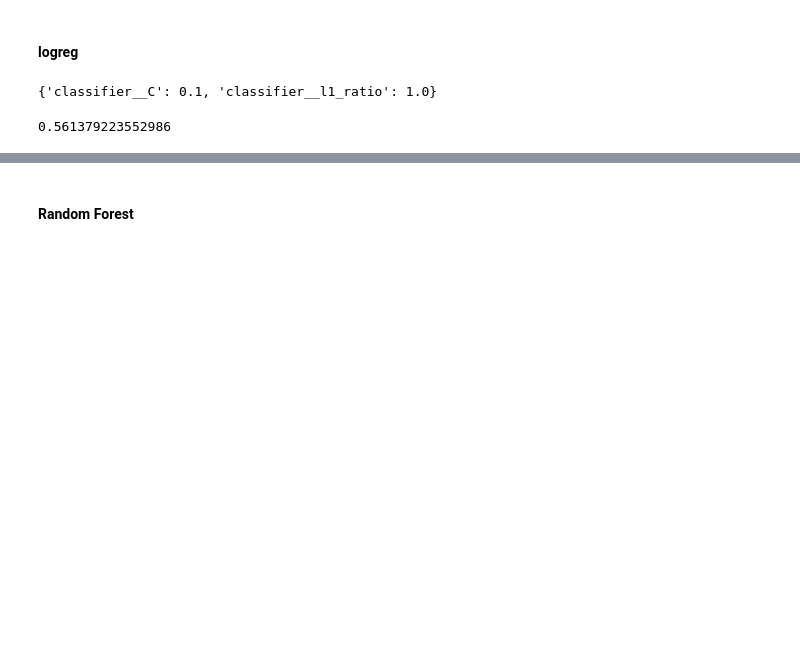
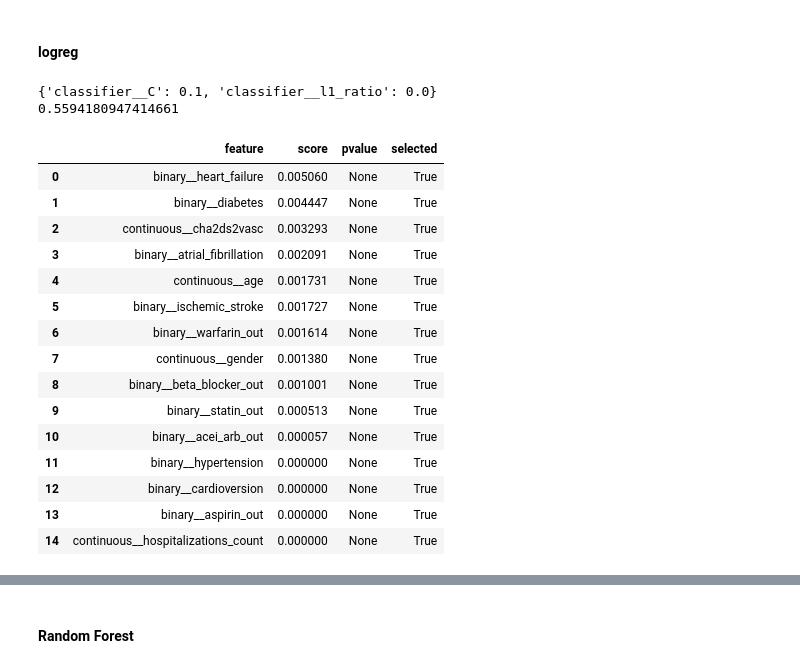
Before and after one commit to YouriDeKeersmaecker/P-PLP, a Jupyter notebook: notebooks/p_plp_showcase.ipynb, the cells around one changed output, grey strips where cells are left out. Saved outputs shown, nothing was run; the diff lists cells and outputs as text; code cells hidden in the pictures; blank space fills up the shorter version.

```diff
--- a/notebooks/p_plp_showcase.ipynb
+++ b/notebooks/p_plp_showcase.ipynb
@@ -917,10 +1022,25 @@ result_gs = grid_search_pipeline(
     },
 )
 # %%
-result_gs["best_params"]
+print(result_gs["best_params"])
+print(result_gs["best_score"])
+result_gs["feature_selection_summary"]
 # %% [output]
-{'classifier__C': 0.1, 'classifier__l1_ratio': 1.0}
+{'classifier__C': 0.1, 'classifier__l1_ratio': 0.0}
+0.5594180947414661
+|  | feature | score | pvalue | selected |
+| 0 | binary__heart_failure | 0.005060 | None | True |
+| 1 | binary__diabetes | 0.004447 | None | True |
+| 2 | continuous__cha2ds2vasc | 0.003293 | None | True |
+| 3 | binary__atrial_fibrillation | 0.002091 | None | True |
+| 4 | continuous__age | 0.001731 | None | True |
+| 5 | binary__ischemic_stroke | 0.001727 | None | True |
+| 6 | binary__warfarin_out | 0.001614 | None | True |
+| 7 | continuous__gender | 0.001380 | None | True |
+| 8 | binary__beta_blocker_out | 0.001001 | None | True |
+| 9 | binary__statin_out | 0.000513 | None | True |
+| 10 | binary__acei_arb_out | 0.000057 | None | True |
+| 11 | binary__hypertension | 0.000000 | None | True |
+| 12 | binary__cardioversion | 0.000000 | None | True |
+| 13 | binary__aspirin_out | 0.000000 | None | True |
+| 14 | continuous__hospitalizations_count | 0.000000 | None | True |
-# %%
-result_gs["best_score"]
-# %% [output]
-0.561379223552986
```
Also changed, not shown: parts of 12 cells of this notebook, 11 other files.
